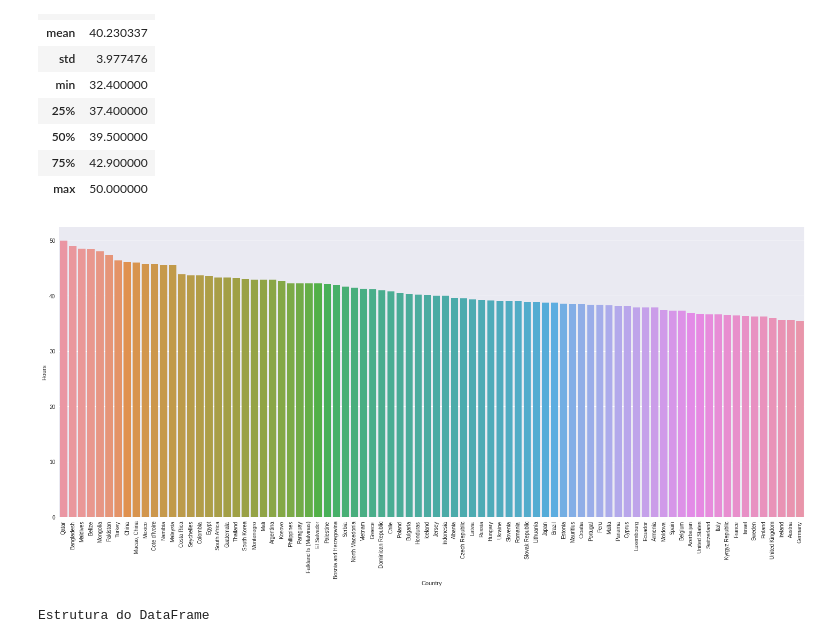
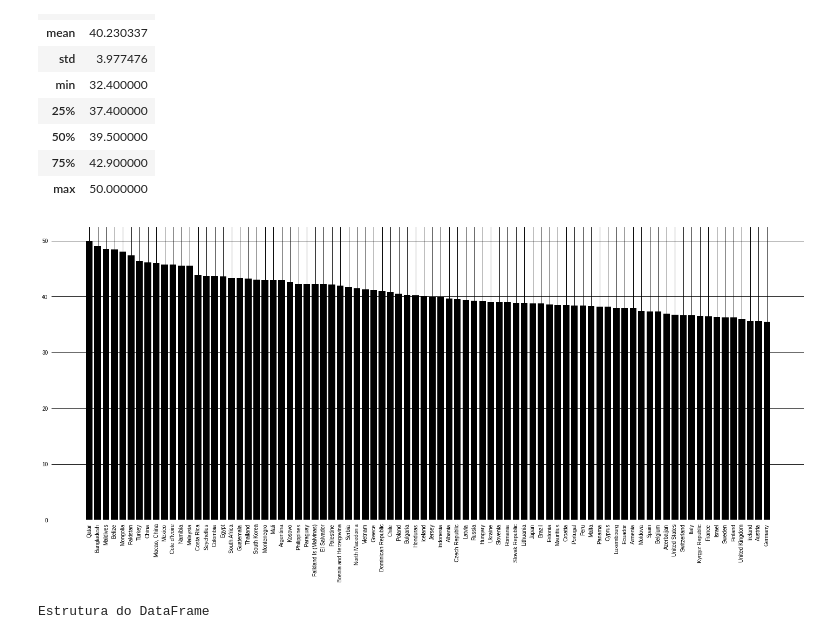
Before and after one commit to unbrae/DataScience, a Jupyter notebook: eda.ipynb, the cells around one changed output. Cells and saved outputs as stored; diff of their text form; code cells hidden in the pictures.

```diff
--- a/eda.ipynb
+++ b/eda.ipynb
@@ -121,15 +121,16 @@ Descrição resumido dos dados
 # %%
 ordenados = df1.sort_values(by= ["Hours","Country"], ascending=False)
 ordenados = ordenados[ordenados['Hours'] > 35]
 
 plt.figure(figsize=(25,10))
-mpl.style.use(['seaborn'])
-sns.barplot(x=ordenados.Country, y=ordenados.Hours)
+mpl.style.use(['grayscale'])
+#sns.barplot(x=ordenados.Country, y=ordenados.Hours)
+plt.bar(ordenados.Country,ordenados.Hours)
 plt.xticks(rotation=90)
 
 plt.show()
 # %% [output]
-[figure, old version]
+[figure, new version]
 # %%
 # Exploração incial dos dados do segundo DataSet: Life Expectancy
 
```
